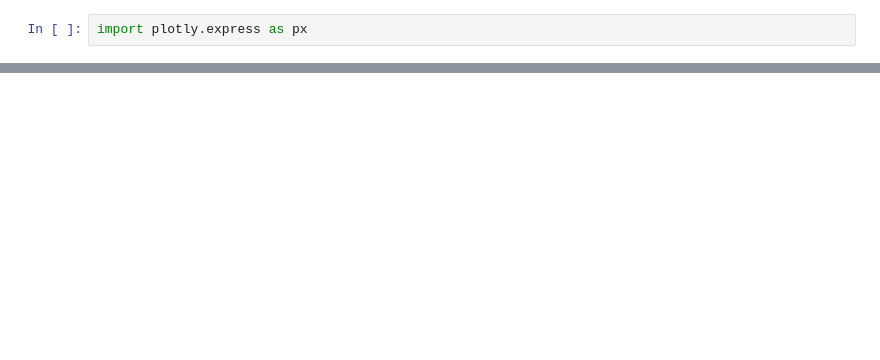
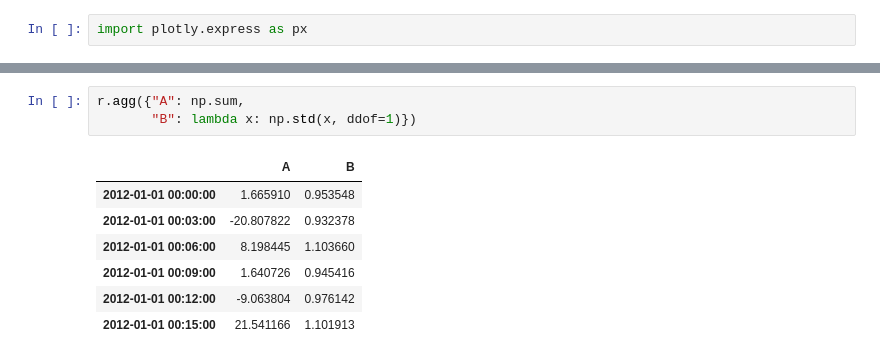
Before and after one commit to 95-percent-ci/BlueSkyHackathon, a Jupyter notebook: PandasTS.ipynb, the cells around one changed output, grey strips where cells are left out. Drawn from its saved outputs; the diff is of its cells as text; blank space fills up the shorter version.

```diff
--- a/PandasTS.ipynb
+++ b/PandasTS.ipynb
@@ -745,0 +972,11 @@ px.line(temp_data, y=['T'])
+# %%
+r.agg({"A": np.sum,
+       "B": lambda x: np.std(x, ddof=1)})
+# %% [output]
+|  | A | B |
+| 2012-01-01 00:00:00 | 1.665910 | 0.953548 |
+| 2012-01-01 00:03:00 | -20.807822 | 0.932378 |
+| 2012-01-01 00:06:00 | 8.198445 | 1.103660 |
+| 2012-01-01 00:09:00 | 1.640726 | 0.945416 |
+| 2012-01-01 00:12:00 | -9.063804 | 0.976142 |
+| 2012-01-01 00:15:00 | 21.541166 | 1.101913 |
```
Also changed, not shown: parts of 100 cells of this notebook, 2 other files.
